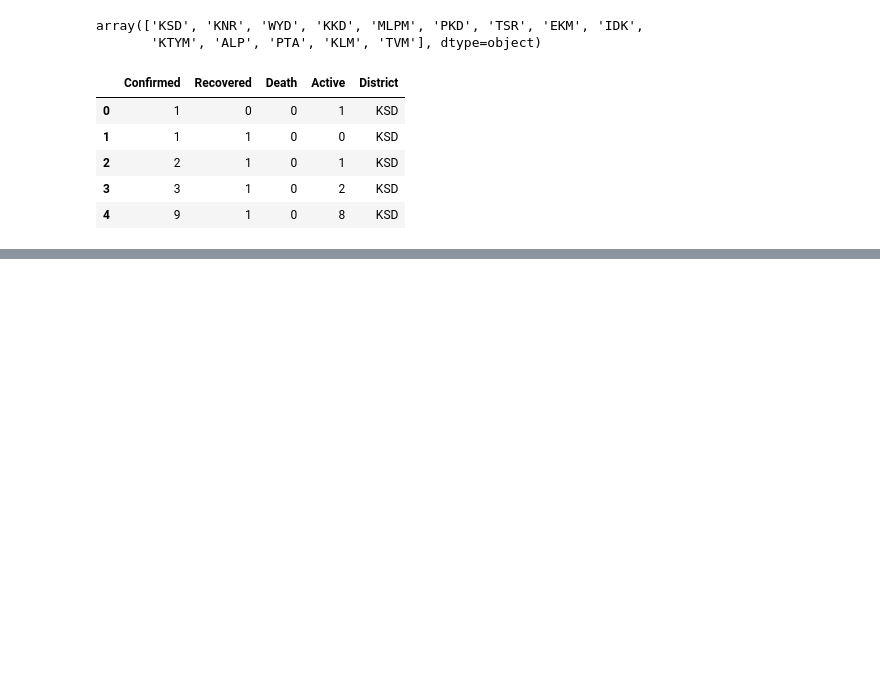
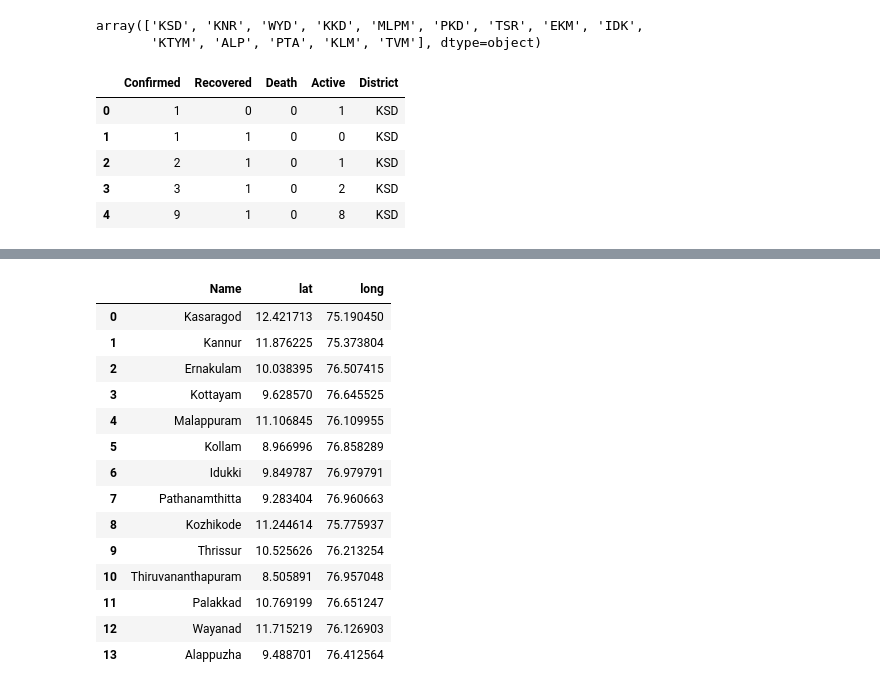
Before and after one commit to ashwindasr/Coursera_Capstone, a Jupyter notebook: final_project.ipynb, the cells around one changed output, grey strips where cells are left out. Drawn from its saved outputs; the diff is of its cells as text; code cells hidden in the pictures; blank space fills up the shorter version.

```diff
--- a/final_project.ipynb
+++ b/final_project.ipynb
@@ -106,0 +103,20 @@ for i in districts:
+# %%
+latitude = 10.8505
+longitude = 76.2711
+
+world_map = folium.Map(location=[latitude, longitude], zoom_start=8)
+# generate choropleth map using the total immigration of each country to Canada from 1980 to 2013
+world_map.choropleth(
+    geo_data='district.geojson',
+    data=cases,
+    columns=['District', 'Active'],
+    key_on='feature.properties.DISTRICT',
+    fill_color='YlOrRd',
+    fill_opacity=0.7,
+    line_opacity=0.2,
+    legend_name='COVID Cased in Kerala',
+    reset=True
+)
+
+# display map
+world_map
@@ -106,0 +133,3 @@ for i in districts:
+# %%
+districts = cases['District']
+type(districts)
@@ -106,0 +138,15 @@ for i in districts:
+# %%
+geolocator = Nominatim(user_agent="my-application")
+lat = []
+long = []
+dis = []
+# %%
+for i in range(0,len(districts)):
+    print(i)
+    location = geolocator.geocode(districts[i])
+    latitude = location.latitude
+    longitude = location.longitude
+    dis.append(districts[i])
+    lat.append(latitude)
+    long.append(longitude)
+    print(districts[i],latitude,longitude)
@@ -106,0 +162,19 @@ for i in districts:
+# %%
+district_df = pd.DataFrame({'Name':dis,'lat':lat,'long':long})
+district_df.head(14)
+# %% [output]
+|  | Name | lat | long |
+| 0 | Kasaragod | 12.421713 | 75.190450 |
+| 1 | Kannur | 11.876225 | 75.373804 |
+| 2 | Ernakulam | 10.038395 | 76.507415 |
+| 3 | Kottayam | 9.628570 | 76.645525 |
+| 4 | Malappuram | 11.106845 | 76.109955 |
+| 5 | Kollam | 8.966996 | 76.858289 |
+| 6 | Idukki | 9.849787 | 76.979791 |
+| 7 | Pathanamthitta | 9.283404 | 76.960663 |
+| 8 | Kozhikode | 11.244614 | 75.775937 |
+| 9 | Thrissur | 10.525626 | 76.213254 |
+| 10 | Thiruvananthapuram | 8.505891 | 76.957048 |
+| 11 | Palakkad | 10.769199 | 76.651247 |
+| 12 | Wayanad | 11.715219 | 76.126903 |
+| 13 | Alappuzha | 9.488701 | 76.412564 |
```
Also changed, not shown: parts of 18 cells of this notebook, 3 other files.
